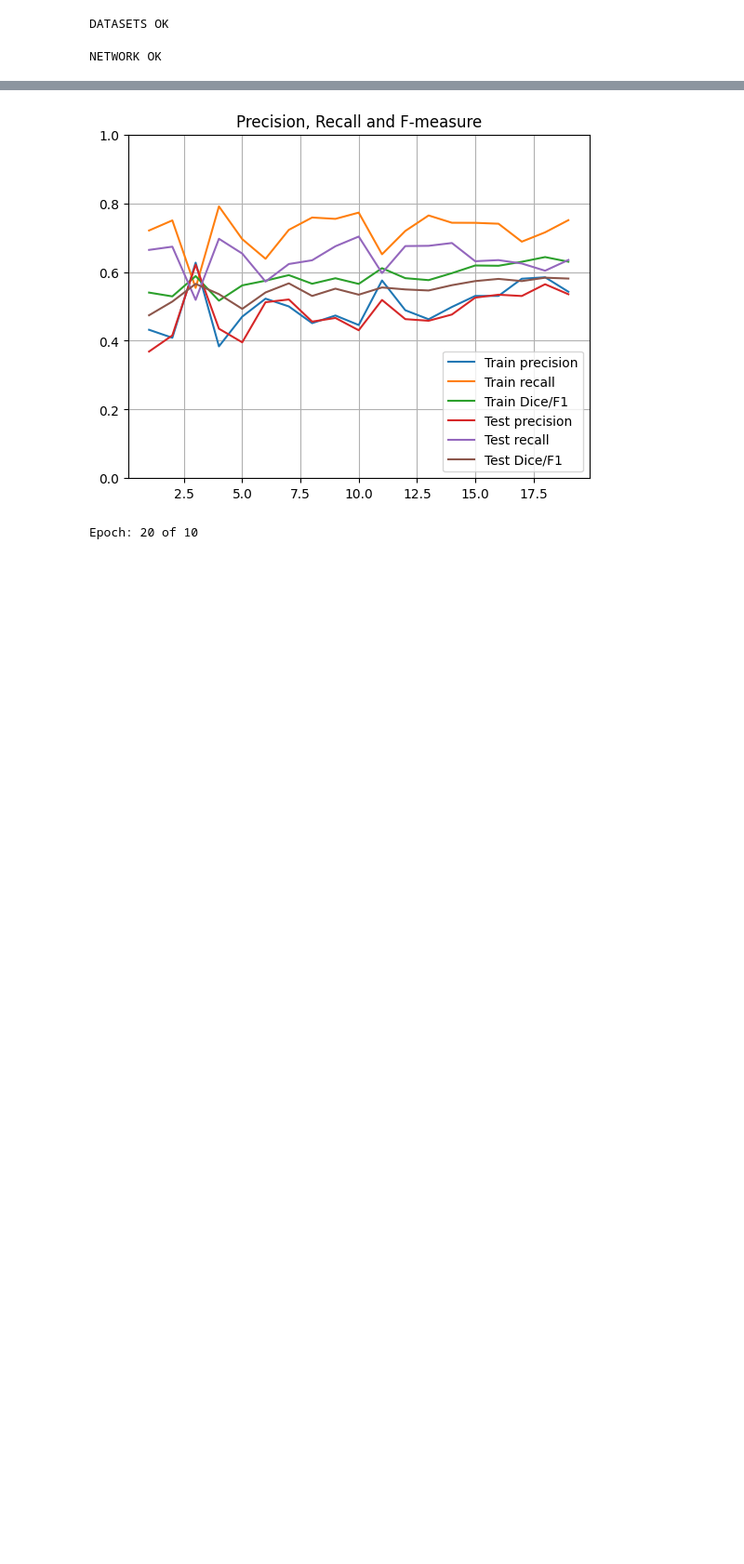
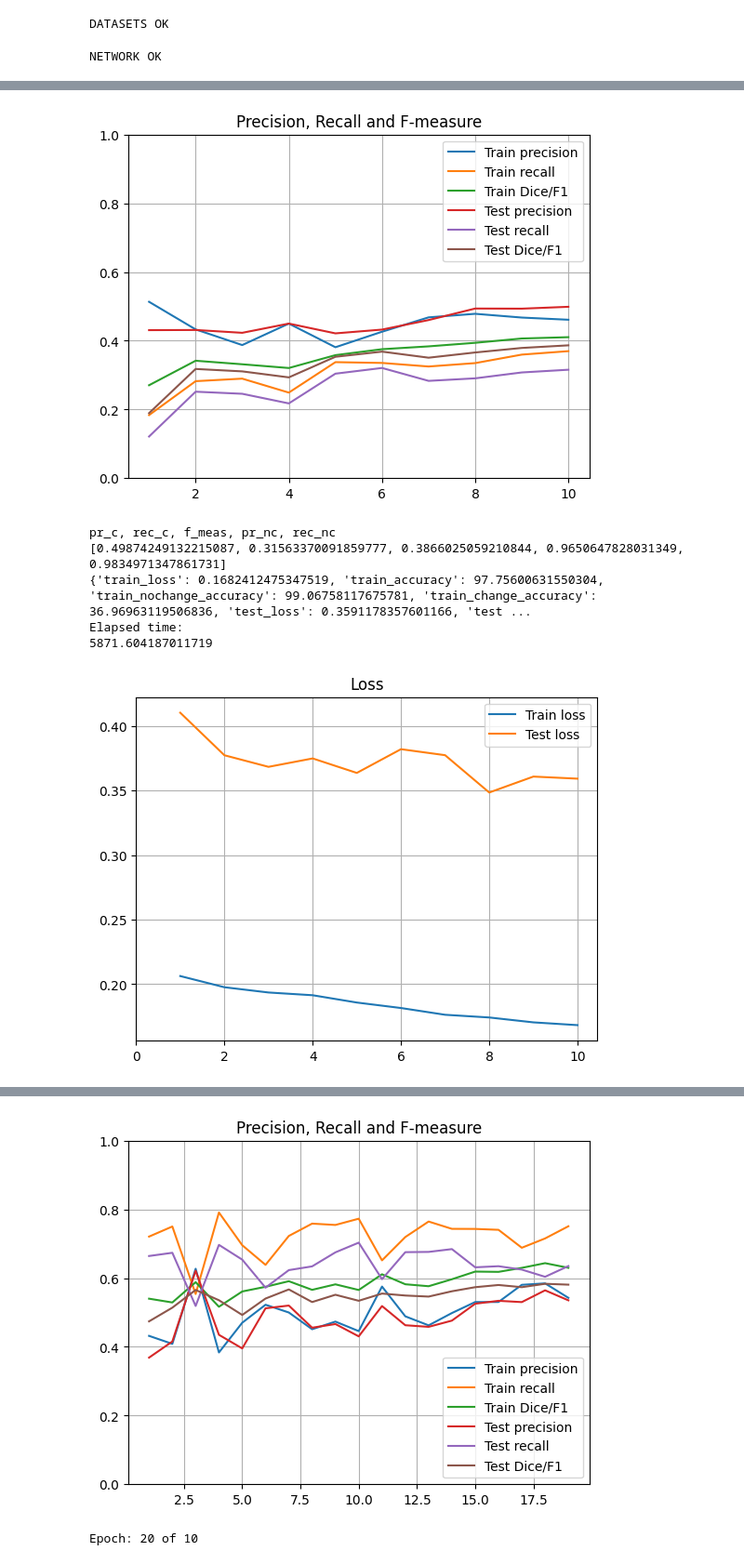
Before and after one commit to BertilleT/Change_detection, a Jupyter notebook: src/binary_CD_OSCD.ipynb, the cells around one changed output, grey strips where cells are left out. Shown at 93% size. Saved outputs shown, nothing was run; the diff lists cells and outputs as text; code cells hidden in the pictures; blank space fills up the shorter version.

```diff
--- a/src/binary_CD_OSCD.ipynb
+++ b/src/binary_CD_OSCD.ipynb
@@ -765,0 +784,51 @@ KeyboardInterrupt:
+# %%
+# CONCAT
+
+# 0-RGB | 1-RGBIr | 2-All bands s.t. resulution <= 20m | 3-All bands
+
+if TYPE == 0:
+#     net, net_name = Unet(2*3, 2), 'FC-EF'
+     net, net_name = SiamUnet_conc(3, 2), 'FC-Siam-conc'
+#    net, net_name = SiamUnet_diff(3, 2), 'FC-Siam-diff'
+#     net, net_name = FresUNet(2*3, 2), 'FresUNet'
+elif TYPE == 1:
+#     net, net_name = Unet(2*4, 2), 'FC-EF'
+     net, net_name = SiamUnet_conc(4, 2), 'FC-Siam-conc'
+#    net, net_name = SiamUnet_diff(4, 2), 'FC-Siam-diff'
+#    net, net_name = FresUNet(2*4, 2), 'FresUNet'
+elif TYPE == 2:
+#     net, net_name = Unet(2*10, 2), 'FC-EF'
+     net, net_name = SiamUnet_conc(10, 2), 'FC-Siam-conc'
+#     net, net_name = SiamUnet_diff(10, 2), 'FC-Siam-diff'
+#   net, net_name = FresUNet(2*10, 2), 'FresUNet'
+elif TYPE == 3:
+#     net, net_name = Unet(2*13, 2), 'FC-EF'
+     net, net_name = SiamUnet_conc(13, 2), 'FC-Siam-conc'
+#    net, net_name = SiamUnet_diff(13, 2), 'FC-Siam-diff'
+#    net, net_name = FresUNet(2*13, 2), 'FresUNet'
+
+
+net.to(device)
+
+criterion = nn.NLLLoss(weight=weights) # to be used with logsoftmax output
+
+print('NETWORK OK')
+
+if LOAD_TRAINED:
+    net.load_state_dict(torch.load('net_final.pth.tar'))
+    print('LOAD OK')
+else:
+    t_start = time.time()
+    out_dic = train()
+    t_end = time.time()
+    print(out_dic)
+    print('Elapsed time:')
+    print(t_end - t_start)
+# %% [output]
+[figure, added]
+pr_c, rec_c, f_meas, pr_nc, rec_nc
+[0.49874249132215087, 0.31563370091859777, 0.3866025059210844, 0.9650647828031349, 0.9834971347861731]
+{'train_loss': 0.1682412475347519, 'train_accuracy': 97.75600631550304, 'train_nochange_accuracy': 99.06758117675781, 'train_change_accuracy': 36.96963119506836, 'test_loss': 0.3591178357601166, 'test ...
+Elapsed time:
+5871.604187011719
+[figure, added]
```
Also changed, not shown: parts of 11 cells of this notebook, 9 other files.
